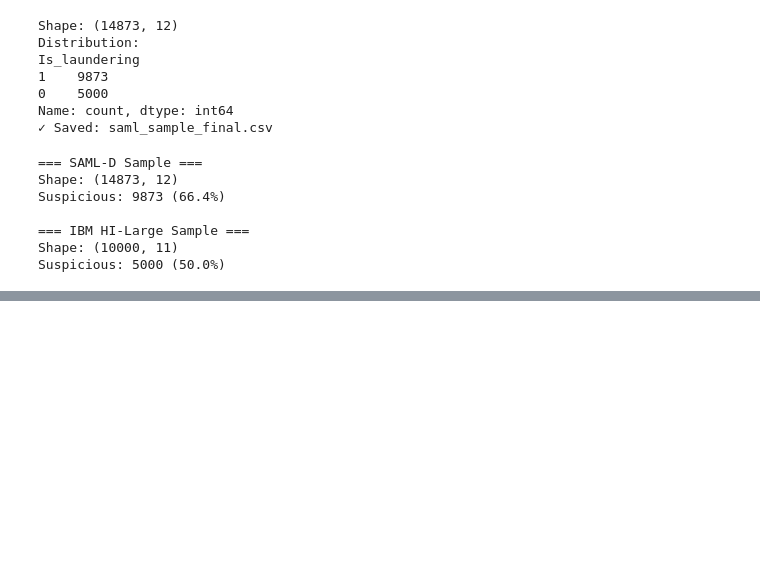
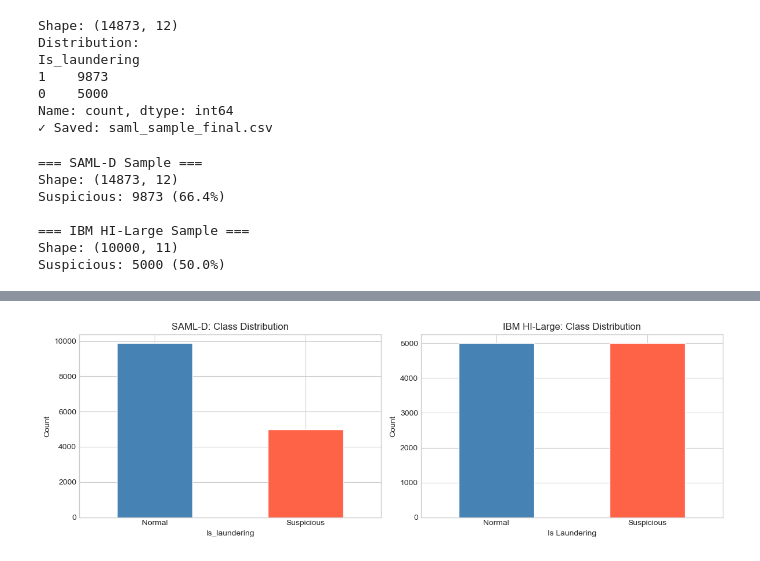
Before and after one commit to slavenageorgieva7-ui/Data-Science---project, a Jupyter notebook: AML.ipynb, the cells around one changed output, grey strips where cells are left out. Drawn from its saved outputs; the diff is of its cells as text; code cells hidden in the pictures; blank space fills up the shorter version.

```diff
--- a/AML.ipynb
+++ b/AML.ipynb
@@ -258,0 +278,13 @@ Suspicious: 5000 (50.0%)
+# %%
+import matplotlib.pyplot as plt
+import seaborn as sns
+
+plt.style.use('seaborn-v0_8-whitegrid')
+sns.set_palette('muted')
+
+# ── Описателна статистика SAML-D ───────────────────────
+print("=== SAML-D: Amount statistics by class ===")
+print(saml.groupby('Is_laundering')['Amount'].describe().round(2))
+
+print("\n=== IBM: Amount statistics by class ===")
+print(ibm.groupby('Is Laundering')['Amount Paid'].describe().round(2))
@@ -258,0 +309,23 @@ Suspicious: 5000 (50.0%)
+# %%
+fig, axes = plt.subplots(1, 2, figsize=(12, 4))
+
+# SAML-D
+saml['Is_laundering'].value_counts().plot(
+    kind='bar', ax=axes[0], color=['steelblue', 'tomato'], edgecolor='white'
+)
+axes[0].set_title('SAML-D: Class Distribution')
+axes[0].set_xticklabels(['Normal', 'Suspicious'], rotation=0)
+axes[0].set_ylabel('Count')
+
+# IBM
+ibm['Is Laundering'].value_counts().plot(
+    kind='bar', ax=axes[1], color=['steelblue', 'tomato'], edgecolor='white'
+)
+axes[1].set_title('IBM HI-Large: Class Distribution')
+axes[1].set_xticklabels(['Normal', 'Suspicious'], rotation=0)
+axes[1].set_ylabel('Count')
+
+plt.tight_layout()
+plt.show()
+# %% [output]
+[figure, added]
```
Also changed, not shown: parts of 11 cells of this notebook.
